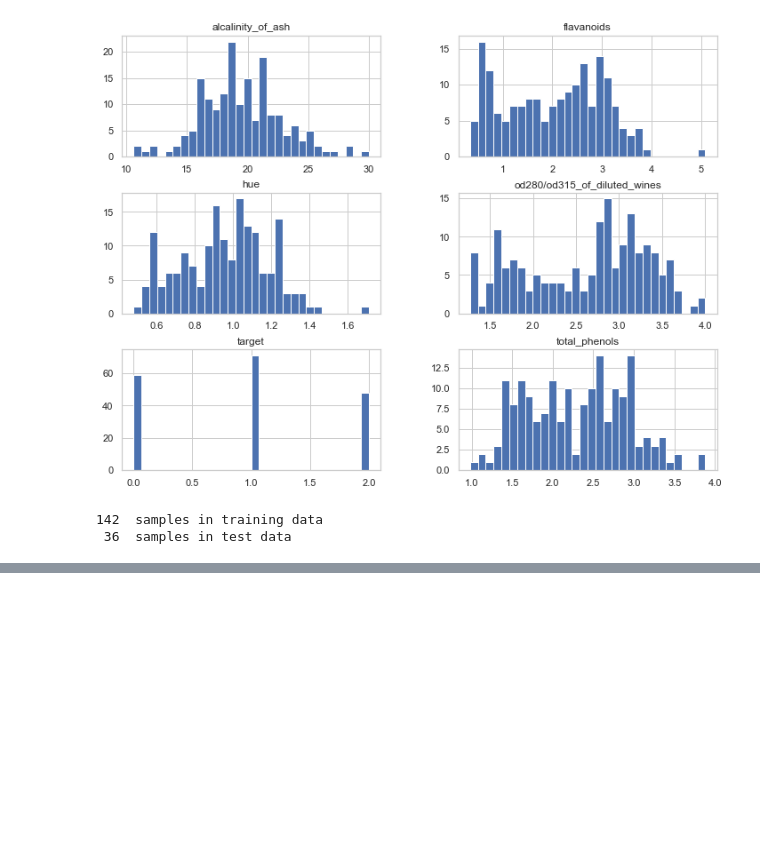
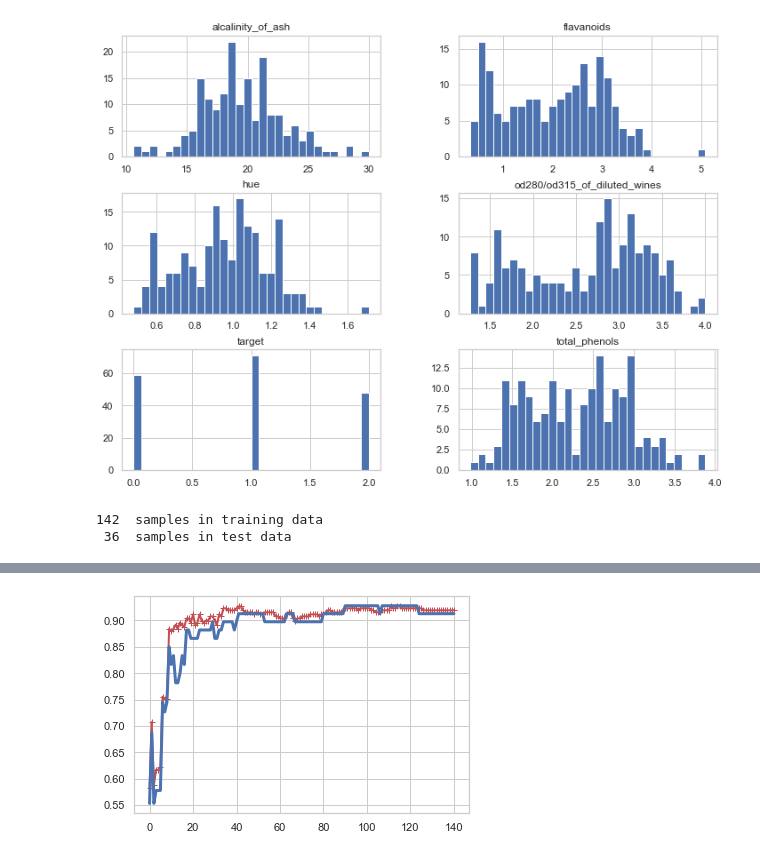
Before and after one commit to mharitsnf/Intro-to-AI-ML, a Jupyter notebook: Wine.ipynb, the cells around one changed output, grey strips where cells are left out. Saved outputs shown, nothing was run; the diff lists cells and outputs as text; code cells hidden in the pictures; blank space fills up the shorter version.

```diff
--- a/Wine.ipynb
+++ b/Wine.ipynb
@@ -325,0 +181,24 @@ trained Random Forest in 0.06 s
+# %%
+# X_train: Dataset training
+# X_val: Dataset testing
+# y_train: Target label training
+# y_val: Target label testing
+def plot_learning_curve(model, X_train, X_val, y_train, y_val):
+    train_score, val_score = [], []
+    for m in range(1, len(X_train)):
+        model.fit(X_train[:m], y_train[:m])
+        y_train_predict = model.predict(X_train[:m])
+        y_val_predict = model.predict(X_val)
+        train_score.append(model.score(X_train,
+                                      y_train))
+        val_score.append(model.score(X_val,
+                                     y_val))
+
+    plt.plot(np.sqrt(train_score), "r-+", linewidth=2, label="train")
+    plt.plot(np.sqrt(val_score), "b-", linewidth=3, label="val")
+# %%
+from sklearn.naive_bayes import GaussianNB
+naive_bayes = GaussianNB()
+plot_learning_curve(naive_bayes, data_train, data_test, label_train, label_test)
+# %% [output]
+[figure, added]
```
Also changed, not shown: parts of 9 cells of this notebook, 1 other file.
